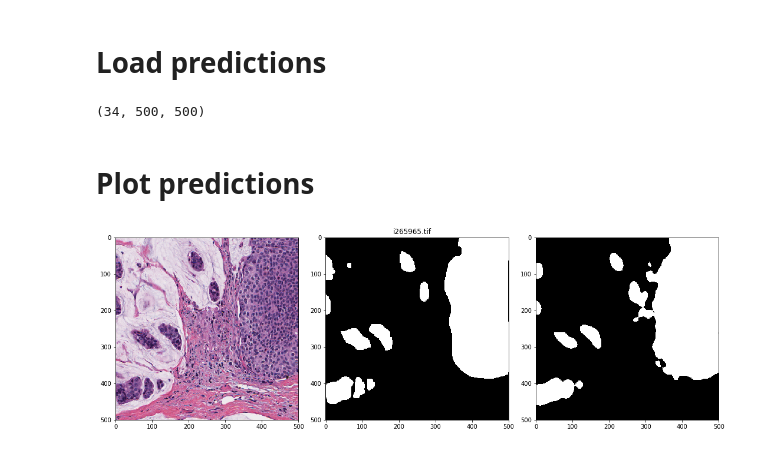
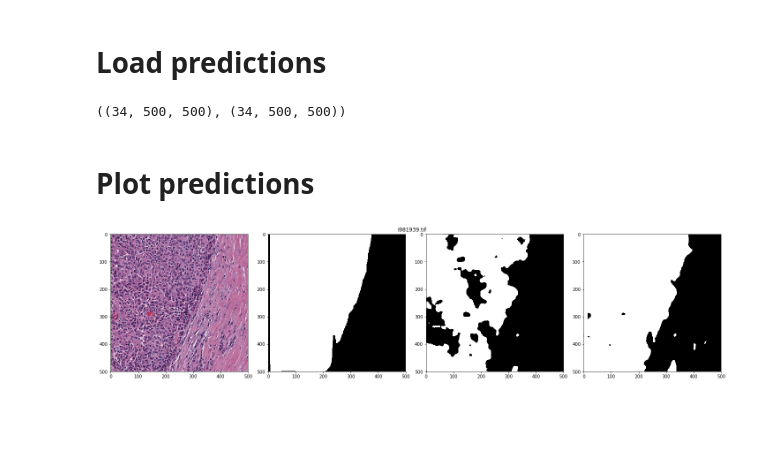
Before and after one commit to jgc128/topcoder_pathimage_segmentation, a Jupyter notebook: view_predictins.ipynb, the cells around one changed output. Saved outputs shown, nothing was run; the diff lists cells and outputs as text; code cells hidden in the pictures; blank space fills up the shorter version.

```diff
--- a/view_predictins.ipynb
+++ b/view_predictins.ipynb
@@ -28,9 +28,5 @@ images.shape, masks.shape
 # %% [markdown]
 # Load predictions
 # %%
-predictions_filename = config.PREDICTIONS_DIR.joinpath(f'FCN32_224_480_val.pkl')
-images_filename, predictions = load_pickle(predictions_filename)
+images_filename, predictions_480 = load_pickle(config.PREDICTIONS_DIR.joinpath(f'FCN32_224_480_val.pkl'))
+_, predictions_224 = load_pickle(config.PREDICTIONS_DIR.joinpath(f'FCN32_224_224_val.pkl'))
-# %%
-predictions.shape
-# %% [output]
-(34, 500, 500)
@@ -40,15 +33,26 @@ predictions_mask[predictions>0.5] = 1
+# %%
+predictions_480.shape, predictions_224.shape
+# %% [output]
+((34, 500, 500), (34, 500, 500))
+# %%
+predictions_mask_480 = np.zeros_like(predictions_480)
+predictions_mask_480[predictions_480>0.5] = 1
+
+predictions_mask_224 = np.zeros_like(predictions_224)
+predictions_mask_224[predictions_224>0.5] = 1
 # %% [markdown]
 # Plot predictions
 # %%
-i = 1
+i = 6
 
-fig, (ax1, ax2, ax3) = plt.subplots(1, 3, figsize=(15,5))
+fig, (ax1, ax2, ax3, ax4) = plt.subplots(1, 4, figsize=(20,5))
 ax1.imshow(images[i])
 ax2.imshow(masks[i], cmap='gray')
-ax3.imshow(predictions_mask[i], cmap='gray')
+ax3.imshow(predictions_mask_480[i], cmap='gray')
+ax4.imshow(predictions_mask_224[i], cmap='gray')
 
 fig.suptitle(images_filename[i].name)
 
 fig.tight_layout()
 # %% [output]
-[figure, old version]
+[figure, new version]
```
Also changed, not shown: parts of 1 cell of this notebook, 6 other files.
